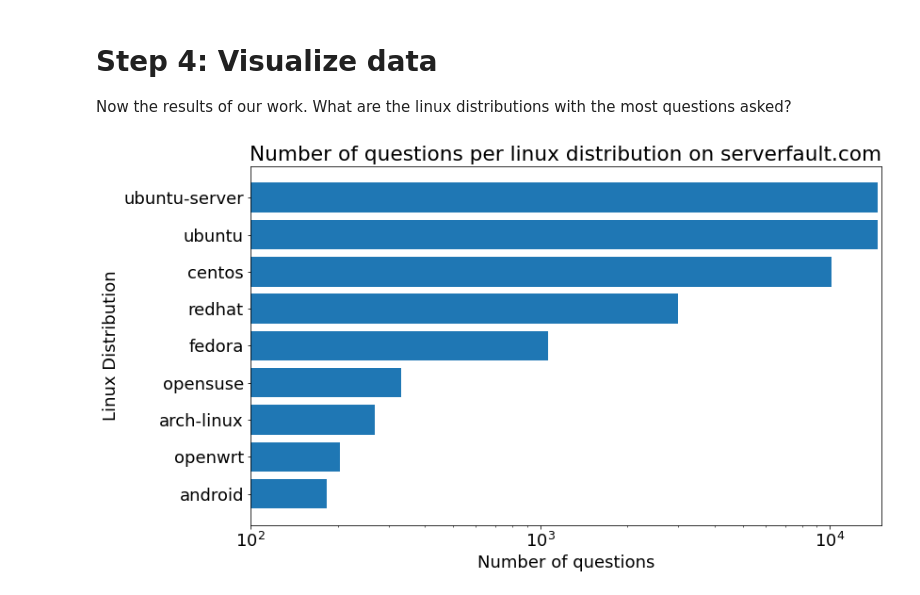
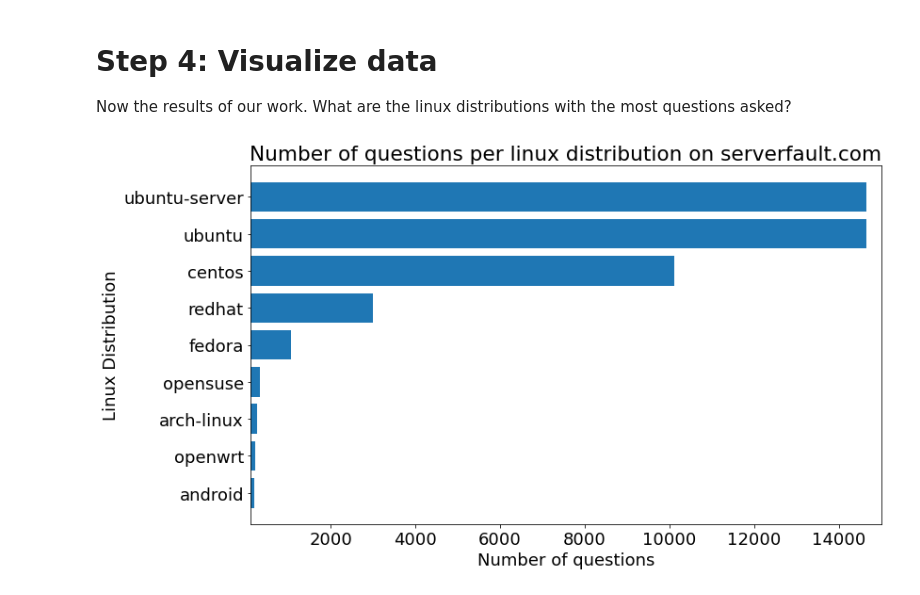
Before and after one commit to paigeweber13/learning-sandbox, a Jupyter notebook: data-science/serverfault-questions-per-linux-distro/serverfault-questions-per-linux-distro.ipynb, the cells around one changed output. Drawn from its saved outputs; the diff is of its cells as text; code cells hidden in the pictures.

```diff
--- a/data-science/serverfault-questions-per-linux-distro/serverfault-questions-per-linux-distro.ipynb
+++ b/data-science/serverfault-questions-per-linux-distro/serverfault-questions-per-linux-distro.ipynb
@@ -173,32 +173,32 @@ distro_df.sort_values('num_questions', ascending=False, inplace=True)
 # dropping any distro that has fewer than 100 questions on it
 shortlist = distro_df[distro_df['num_questions'] > 100]
 
 # data we want
 names = shortlist['tag']
 num_questions = shortlist['num_questions']
 
 ### plot data
 # font size
 plt.rcParams.update({'font.size': 18})
 
 # figure
 fig = plt.figure(figsize=(12, 7))
 
 ax = plt.subplot()
 
 # cosmetic
 ax.set_ylabel('Linux Distribution')
 ax.set_xlabel('Number of questions')
 ax.set_title('Number of questions per linux distribution on serverfault.com')
 
 # functional
 ax.invert_yaxis()
-ax.set_xscale('log')
+#ax.set_xscale('log')
 ax.set_xlim([100, 15000])
 
 # create plot
 ax.barh(names, num_questions)
 
 plt.show()
 # %% [output]
-[figure, old version]
+[figure, new version]
```
Also changed, not shown: parts of 1 cell of this notebook.
